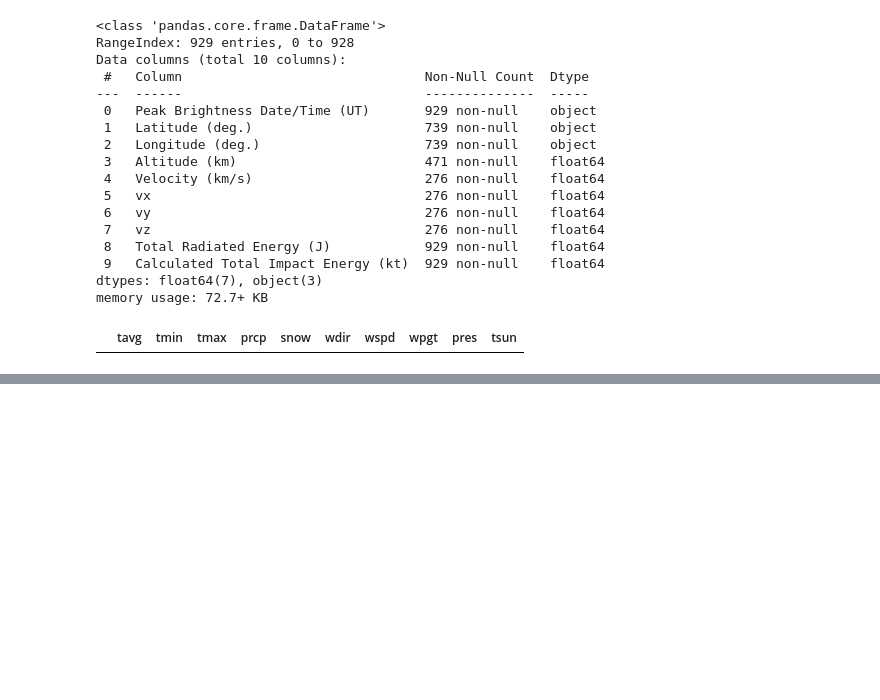
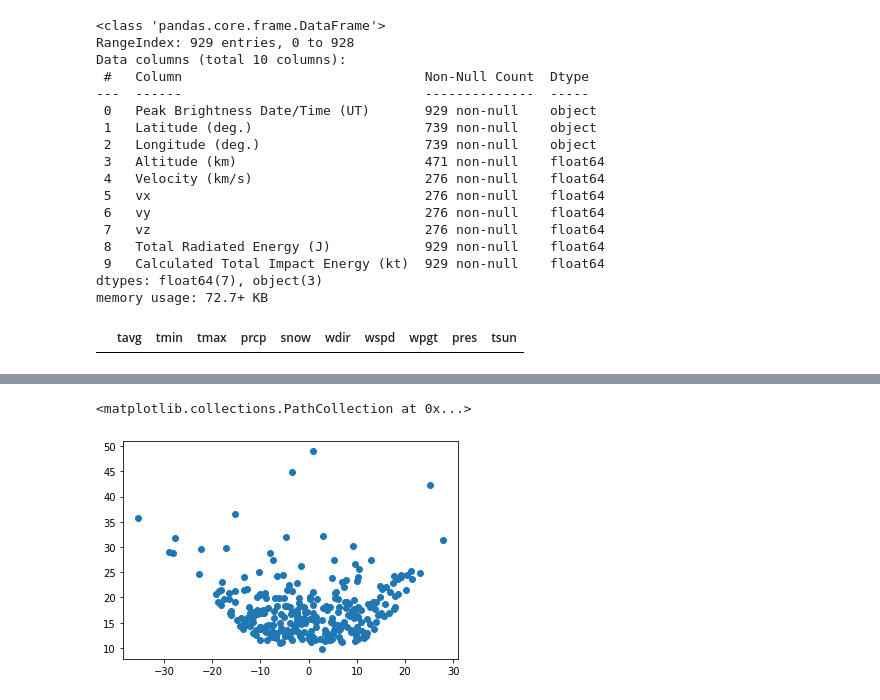
Before and after one commit to FireBall-CAPSTONE/FireBuddyAnalysis, a Jupyter notebook: fireballs.ipynb, the cells around one changed output, grey strips where cells are left out. Cells and saved outputs as stored; diff of their text form; code cells hidden in the pictures; blank space fills up the shorter version.

```diff
--- a/fireballs.ipynb
+++ b/fireballs.ipynb
@@ -100,0 +175,5 @@ memory usage: 159.8+ KB
+# %%
+plt.scatter(df['vx'], df['Velocity (km/s)'])
+# %% [output]
+<matplotlib.collections.PathCollection at 0x...>
+[figure, added]
```
Also changed, not shown: parts of 15 cells of this notebook, 1 other file.
